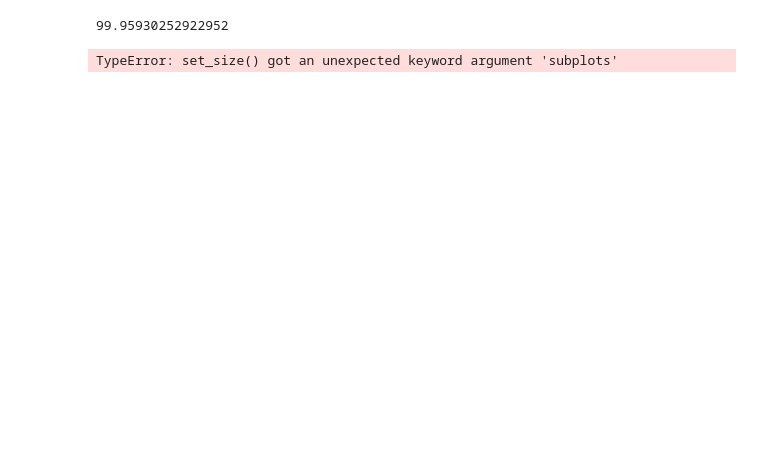
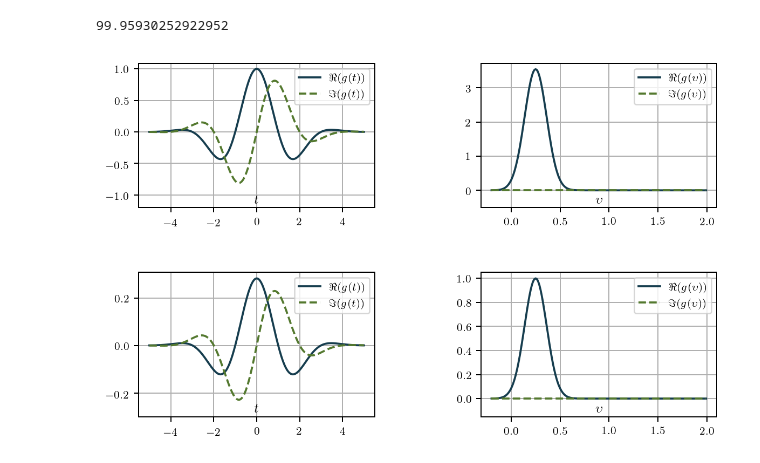
Before and after one commit to CVMethods/thesis_notebooks, a Jupyter notebook: Ch3_Gabor filter description_figures.ipynb, the cells around one changed output. Drawn from its saved outputs; the diff is of its cells as text; code cells hidden in the pictures; blank space fills up the shorter version.

Commit message:
Changes in figures of Gabor description chapter
Change the real and imag notation
Change the order of frequencies in the filter bank description to make it coincide with the toy image

```diff
--- a/Ch3_Gabor filter description_figures.ipynb
+++ b/Ch3_Gabor filter description_figures.ipynb
@@ -60,38 +60,38 @@ fig, ax = plt.subplots(2, 2, figsize=set_size(width_pt, subplots=(2, 2)), dpi=18
 ax[0, 0].plot(t, gt.real, c=plt.cm.cubehelix(0.2))
 ax[0, 0].plot(t, gt.imag, '--', c=plt.cm.cubehelix(0.4))
 ax[0, 0].grid()
-ax[0, 0].legend((r'$\mathcal{R}(g(t))$', r'$\mathcal{I}(g(t))$'), loc='upper right')
+ax[0, 0].legend((r'$\Re(g(t))$', r'$\Im(g(t))$'), loc='upper right')
 ax[0, 0].set_ylim(-1.2, )
 ax[0, 0].set_xlabel(r'$t$', labelpad=-25)
 
 ax[0, 1].plot(u, gf.real, c=plt.cm.cubehelix(0.2))
 ax[0, 1].plot(u, gf.imag, '--', c=plt.cm.cubehelix(0.4))
 ax[0, 1].grid()
-ax[0, 1].legend((r'$\mathcal{R}(g(\upsilon))$', r'$\mathcal{I}(g(\upsilon))$'), loc='upper right')
+ax[0, 1].legend((r'$\Re(g(\upsilon))$', r'$\Im(g(\upsilon))$'), loc='upper right')
 ax[0, 1].set_ylim(-0.5, )
 ax[0, 1].set_xlabel(r'$\upsilon$', labelpad=-25)
 
 ax[1, 0].plot(t, gt_norm.real, c=plt.cm.cubehelix(0.2))
 ax[1, 0].plot(t, gt_norm.imag, '--', c=plt.cm.cubehelix(0.4))
 ax[1, 0].grid()
-ax[1, 0].legend((r'$\mathcal{R}(g(t))$', r'$\mathcal{I}(g(t))$'), loc='upper right')
+ax[1, 0].legend((r'$\Re(g(t))$', r'$\Im(g(t))$'), loc='upper right')
 ax[1, 0].set_ylim(-0.3, )
 ax[1, 0].set_xlabel(r'$t$', labelpad=-25)
 
 ax[1, 1].plot(u, gf_norm.real, c=plt.cm.cubehelix(0.2))
 ax[1, 1].plot(u, gf_norm.imag, '--', c=plt.cm.cubehelix(0.4))
 ax[1, 1].grid()
-ax[1, 1].legend((r'$\mathcal{R}(g(\upsilon))$', r'$\mathcal{I}(g(\upsilon))$'), loc='upper right')
+ax[1, 1].legend((r'$\Re(g(\upsilon))$', r'$\Im(g(\upsilon))$'), loc='upper right')
 ax[1, 1].set_ylim(-0.15, )
 ax[1, 1].set_xlabel(r'$\upsilon$', labelpad=-25)
 
 fig.subplots_adjust(top=0.92, bottom=0.08, left=0.10, right=0.95, hspace=0.45, wspace=0.45)
 
 # plt.savefig('GaborFilter_timefreq_1d_norm_efect.pdf', format='pdf', bbox_inches='tight')
 # plt.savefig(outdir + 'GaborFilter_timefreq_1d_norm_efect.pdf', format='pdf', bbox_inches='tight')
 # %% [output]
 99.95930252922952
-TypeError: set_size() got an unexpected keyword argument 'subplots'
+[figure, added]
 # %%
 t = np.arange(-5, 5, 0.01)
 u = np.arange(-1, 1, 0.001)
```
Also changed, not shown: parts of 6 cells of this notebook, 6 other files.
